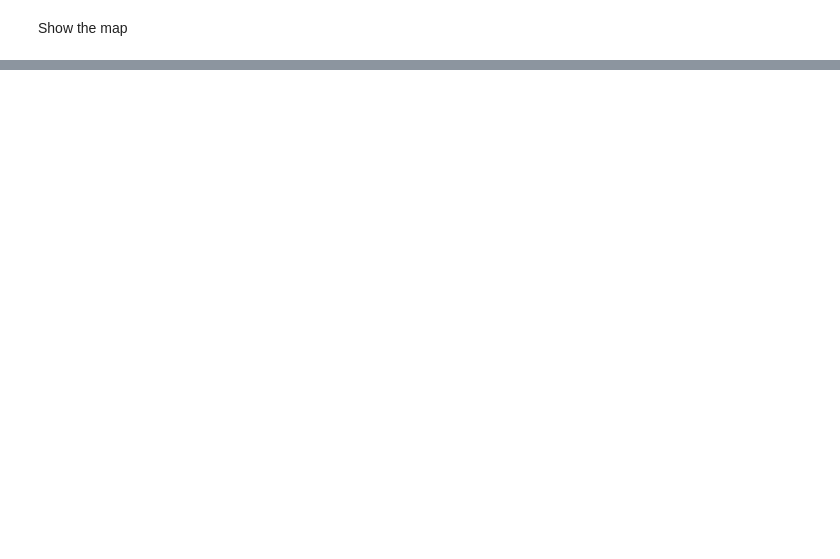
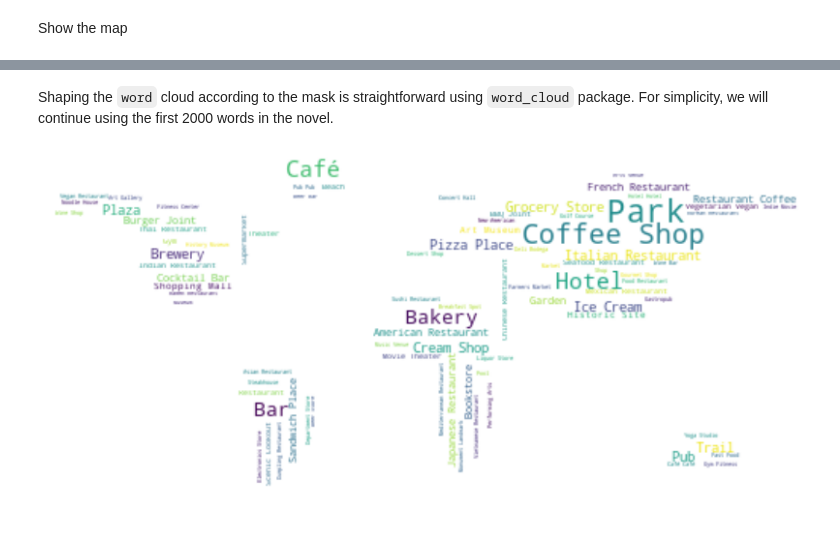
Before and after one commit to utomoreza/Coursera_Capstone, a Jupyter notebook: FinalAssignment-Week2.ipynb, the cells around one changed output, grey strips where cells are left out. Drawn from its saved outputs; the diff is of its cells as text; code cells hidden in the pictures; blank space fills up the shorter version.

```diff
--- a/FinalAssignment-Week2.ipynb
+++ b/FinalAssignment-Week2.ipynb
@@ -318,0 +462,16 @@ mapUni # show the map
+# %%
+venues = results['response']['groups'][0]['items']
+
+nearby_venues = pd.json_normalize(venues) # flatten JSON
+
+# filter columns
+filtered_columns = ['venue.name', 'venue.categories', 'venue.location.lat', 'venue.location.lng']
+nearby_venues =nearby_venues.loc[:, filtered_columns]
+
+# filter the category for each row
+nearby_venues['venue.categories'] = nearby_venues.apply(get_category_type, axis=1)
+
+# clean columns
+nearby_venues.columns = [col.split(".")[-1] for col in nearby_venues.columns]
+
+nearby_venues.head()
@@ -318,0 +533,5 @@ mapUni # show the map
+# %%
+uni_venues = getNearbyVenues(names=df['Institution Name'],
+                                   latitudes=df['Latitude'],
+                                   longitudes=df['Longitude']
+                                  )
@@ -318,0 +665,19 @@ mapUni # show the map
+# %% [markdown]
+Shaping the `word` cloud according to the mask is straightforward using `word_cloud` package. For simplicity, we will continue using the first 2000 words in the novel.
+# %%
+# instantiate a word cloud object
+uni_wordClouds = WordCloud(background_color='white', width=1000, height=400, mask=worldMap_mask, random_state=1)
+
+# generate the word cloud
+uni_wordClouds.generate(' '.join(uni_venues['Venue Category'].values))
+
+# display the word cloud
+fig = plt.figure()
+fig.set_figwidth(14) # set width
+fig.set_figheight(18) # set height
+
+plt.imshow(uni_wordClouds, interpolation='bilinear')
+plt.axis('off')
+plt.show()
+# %% [output]
+[figure, added]
```
Also changed, not shown: parts of 49 cells of this notebook, 8 other files.
